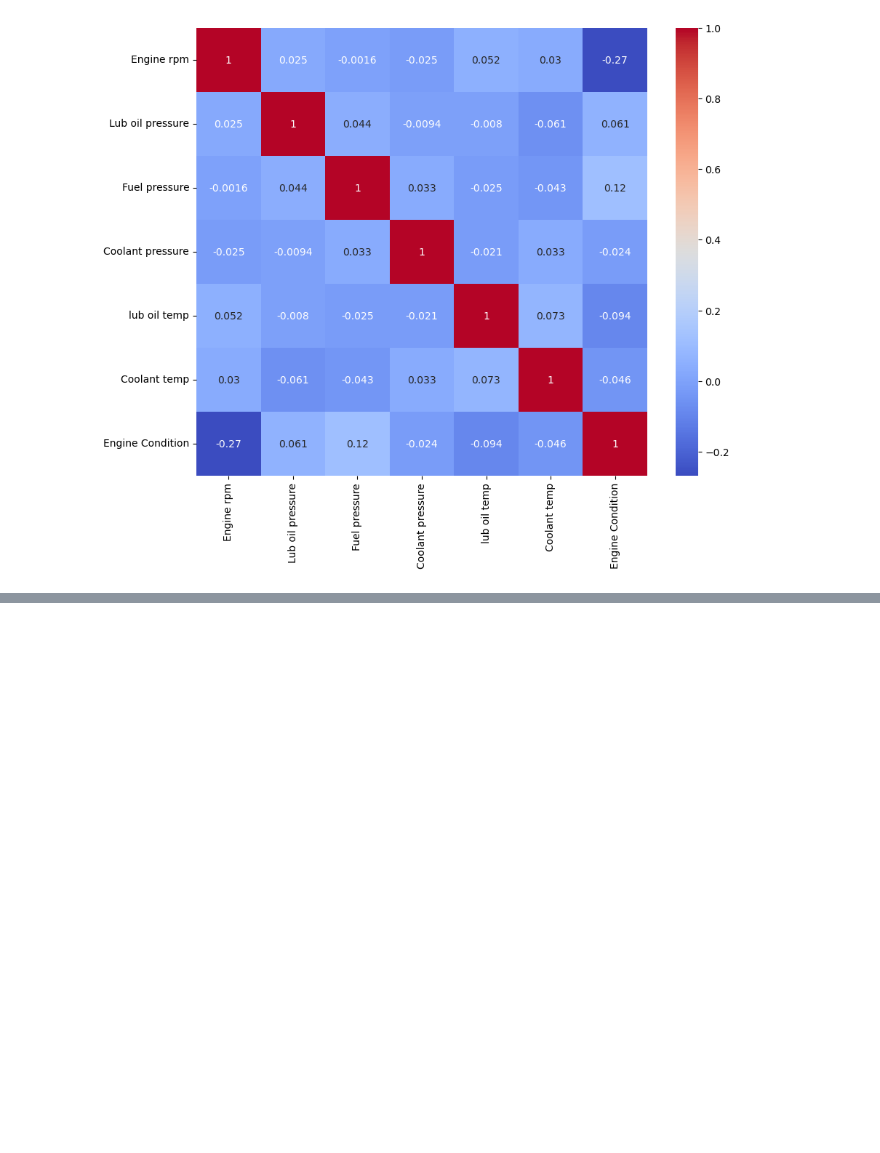
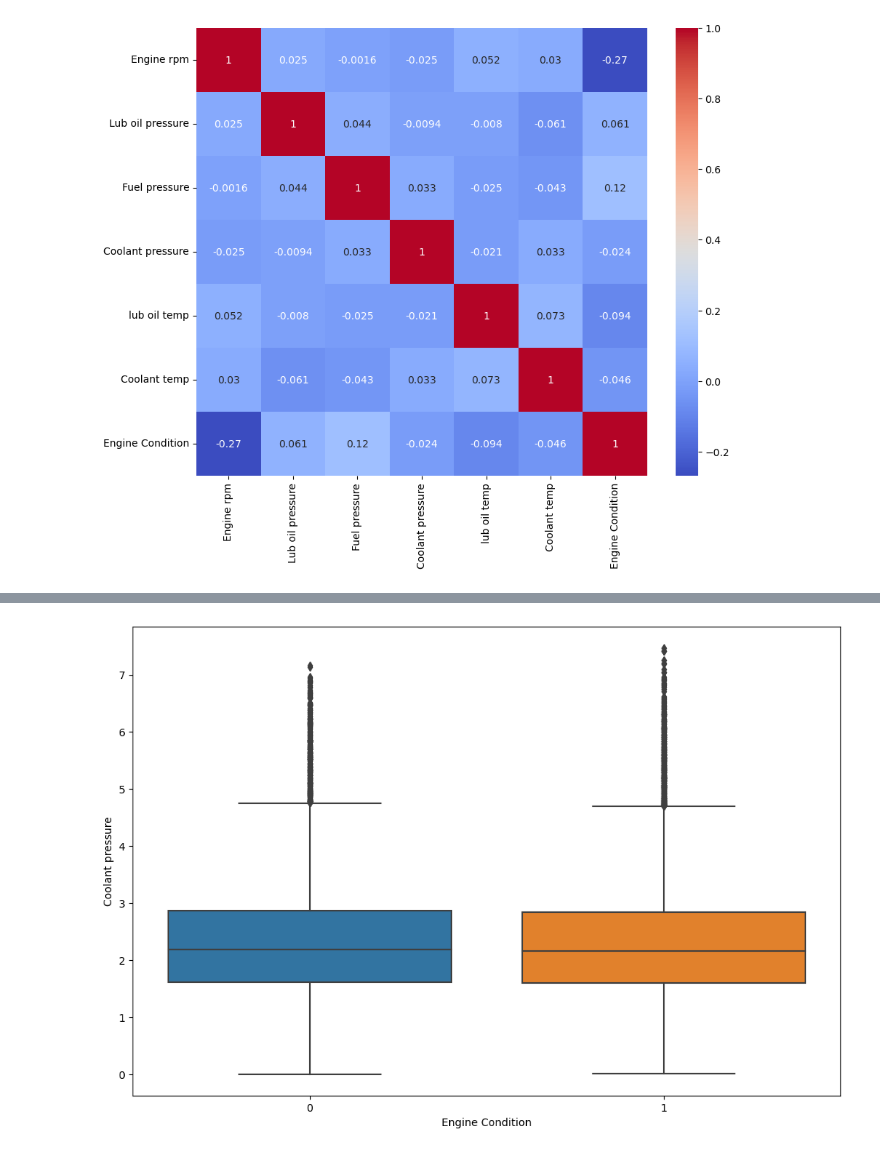
Before and after one commit to jennymorisho/Engine_Health_Condition_Prediction, a Jupyter notebook: main.ipynb, the cells around one changed output, grey strips where cells are left out. Cells and saved outputs as stored; diff of their text form; code cells hidden in the pictures; blank space fills up the shorter version.

```diff
--- a/main.ipynb
+++ b/main.ipynb
@@ -120,0 +119,6 @@ plt.show()
+# %%
+plt.figure(figsize=(12, 8))
+sns.boxplot(x='Engine Condition', y='Coolant pressure', data=dataset)
+plt.show()
+# %% [output]
+[figure, added]
```
Also changed, not shown: parts of 16 cells of this notebook.
